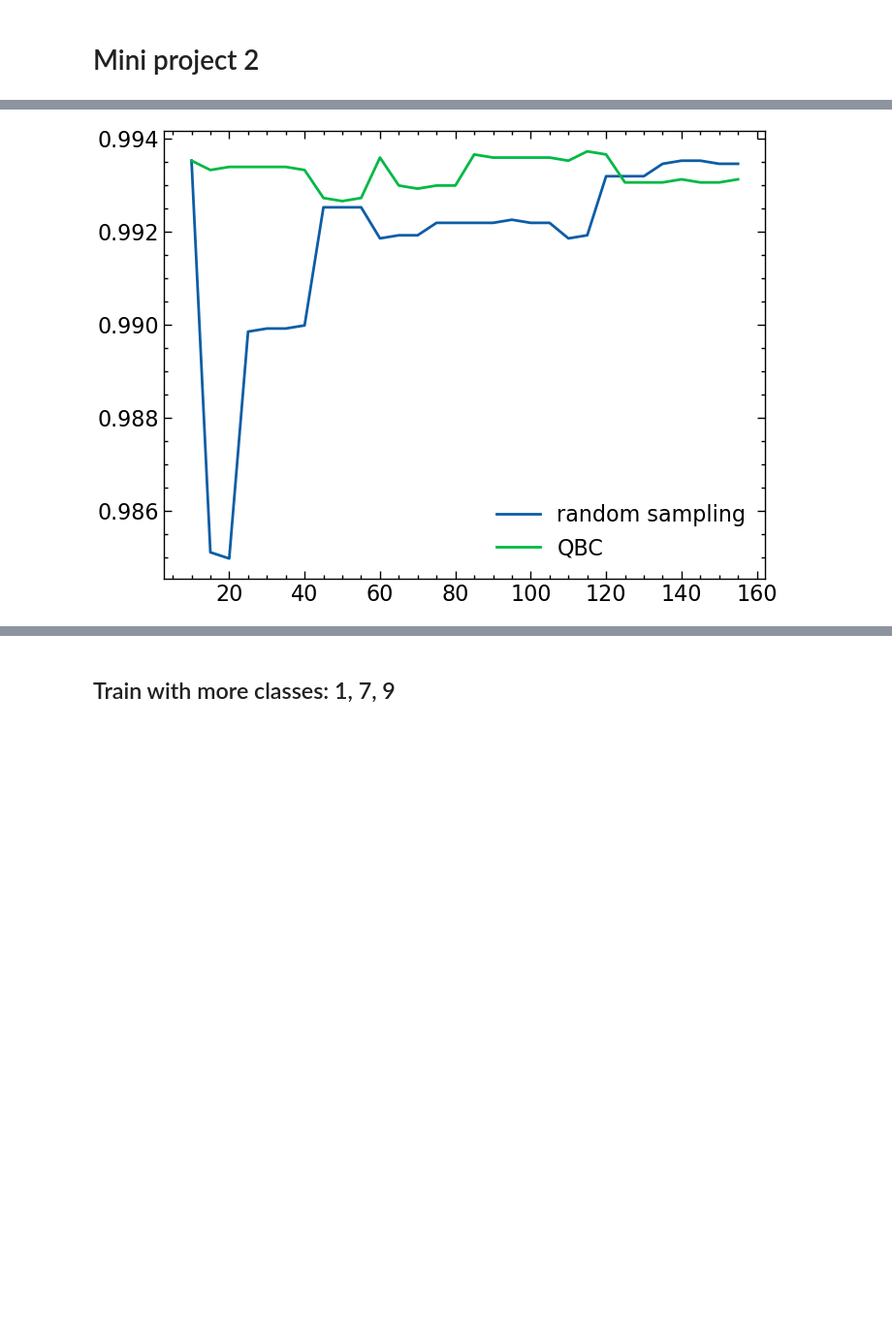
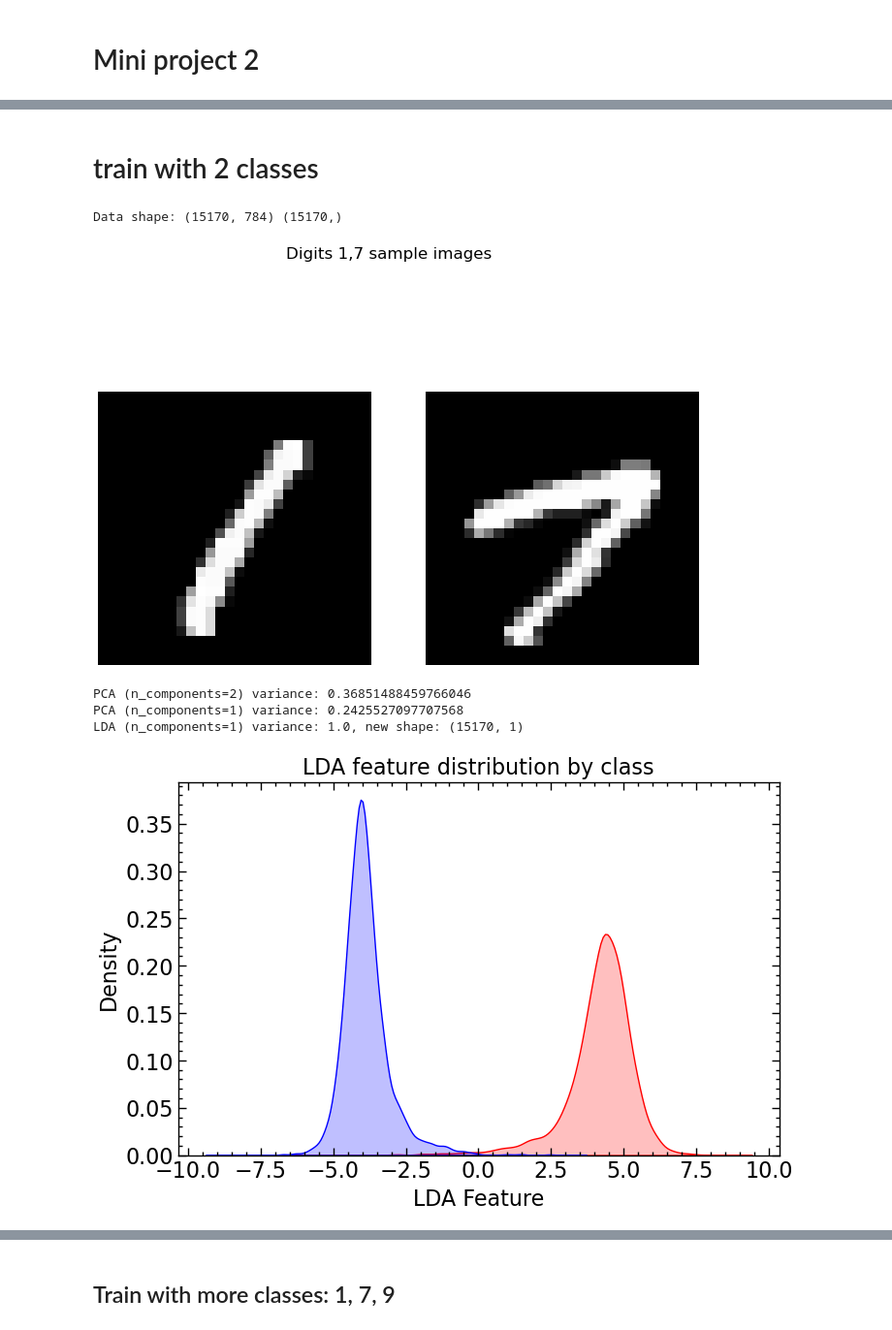
Before and after one commit to amapy-00/miniproject_2_02463, a Jupyter notebook: main.ipynb, the cells around one changed output, grey strips where cells are left out. Shown at 97% size. Cells and saved outputs as stored; diff of their text form; code cells hidden in the pictures; blank space fills up the shorter version.

```diff
--- a/main.ipynb
+++ b/main.ipynb
@@ -1,18 +1,2 @@
 # %% [markdown]
 # Mini project 2
-# %%
-from data import load_dataset, filter_dataset
-import matplotlib.pyplot as plt
-import numpy as np
-import sklearn
-from sklearn.decomposition import PCA, KernelPCA
-from sklearn.discriminant_analysis import LinearDiscriminantAnalysis
-from sklearn.preprocessing import StandardScaler
-import seaborn as sns
-import pandas as pd
-
-import urllib.request
-import os, sys
-import scienceplots
-# plt.style.use('nature')
-plt.style.use(['science','notebook'])
@@ -236,7 +2,0 @@ Model: LR, 155 samples (QBC)
-# %%
-#Plot learning curve
-plt.plot(*tuple(np.array(testacc).T));
-plt.plot(*tuple(np.array(testacc_qbc).T));
-plt.legend(('random sampling','QBC'));
-# %% [output]
-[figure, removed]
@@ -242,0 +5,12 @@ plt.legend(('random sampling','QBC'));
+# %% [markdown]
+# train with 2 classes
+# %%
+exp1_params = {'initial_samples': 10, 'added_samples': 5, 'num_iterations': 30}
+run_experiment("1,7", lda_dims=1, active_params=exp1_params, legend_labels=('Random sampling', 'QBC'))
+# %% [output]
+Data shape: (15170, 784) (15170,)
+[figure, added]
+PCA (n_components=2) variance: 0.36851488459766046
+PCA (n_components=1) variance: 0.2425527097707568
+LDA (n_components=1) variance: 1.0, new shape: (15170, 1)
+[figure, added]
```
Also changed, not shown: parts of 40 cells of this notebook, 1 other file.
